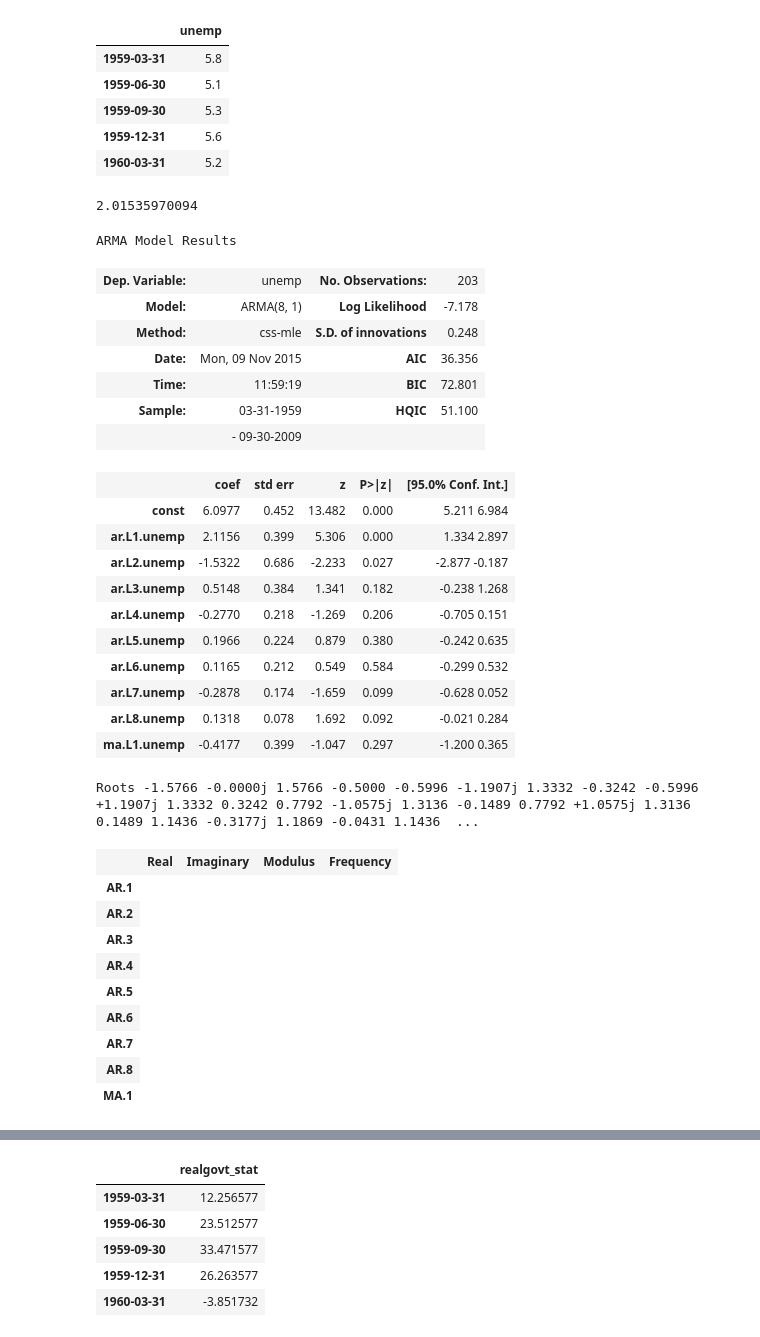
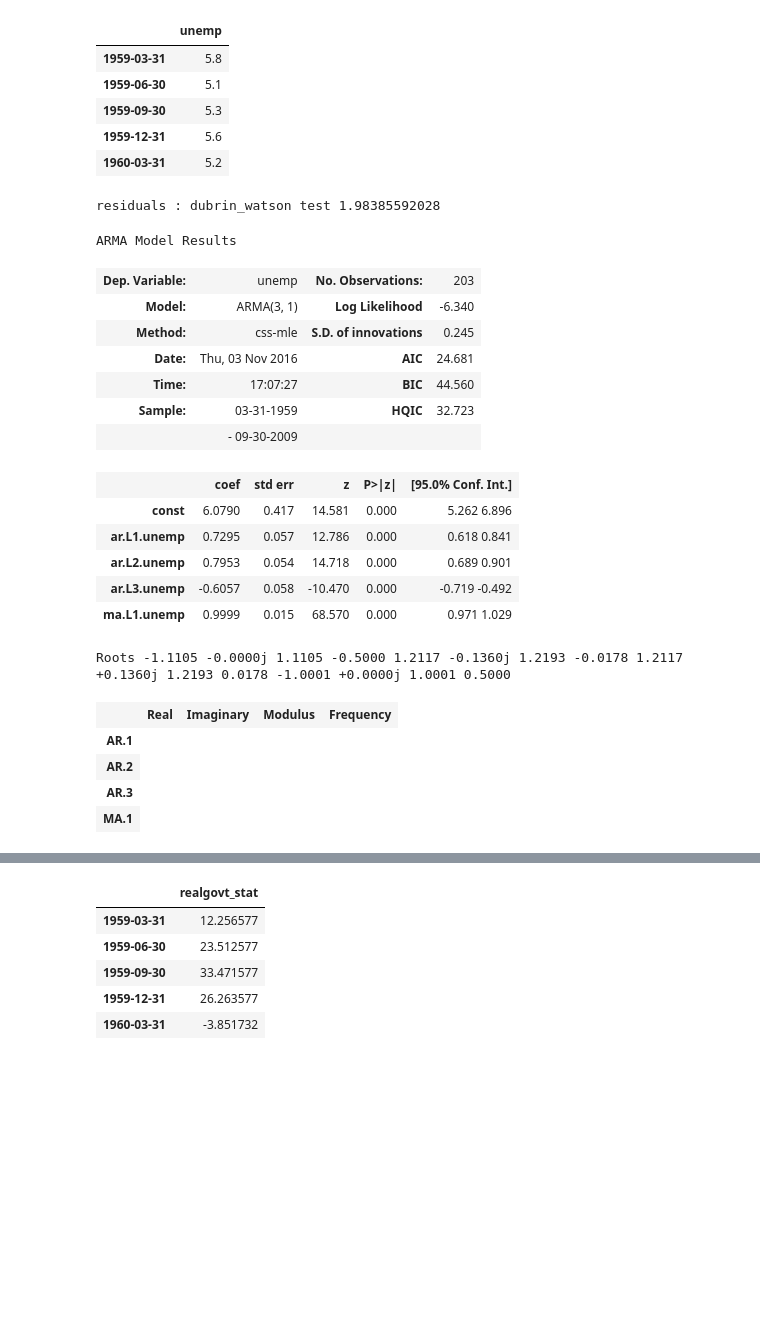
Before and after one commit to fedhere/UInotebooks, a Jupyter notebook: timeseries/ARMA_microdata.ipynb, the cells around one changed output, grey strips where cells are left out. Drawn from its saved outputs; the diff is of its cells as text; code cells hidden in the pictures; blank space fills up the shorter version.

```diff
--- a/timeseries/ARMA_microdata.ipynb
+++ b/timeseries/ARMA_microdata.ipynb
@@ -122,40 +137,31 @@ datadiff.head()
 | 1959-12-31 | 5.6 |
 | 1960-03-31 | 5.2 |
 # %%
-arma_mod30 = sm.tsa.ARMA(datadiff, (8,1)).fit()
-print (sm.stats.durbin_watson(arma_mod30.resid.values))
+arma_mod30 = sm.tsa.ARMA(datadiff, (3,1)).fit()
+print ("residuals : dubrin_watson test",
+       sm.stats.durbin_watson(arma_mod30.resid.values))
 arma_mod30.summary()
 # %% [output]
-2.01535970094
+residuals : dubrin_watson test 1.98385592028
 ARMA Model Results
 | Dep. Variable: | unemp | No. Observations: | 203 |
-| Model: | ARMA(8, 1) | Log Likelihood | -7.178 |
-| Method: | css-mle | S.D. of innovations | 0.248 |
-| Date: | Mon, 09 Nov 2015 | AIC | 36.356 |
-| Time: | 11:59:19 | BIC | 72.801 |
-| Sample: | 03-31-1959 | HQIC | 51.100 |
+| Model: | ARMA(3, 1) | Log Likelihood | -6.340 |
+| Method: | css-mle | S.D. of innovations | 0.245 |
+| Date: | Thu, 03 Nov 2016 | AIC | 24.681 |
+| Time: | 17:07:27 | BIC | 44.560 |
+| Sample: | 03-31-1959 | HQIC | 32.723 |
 |  | - 09-30-2009 |  |  |
 |  | coef | std err | z | P>|z| | [95.0% Conf. Int.] |
-| const | 6.0977 | 0.452 | 13.482 | 0.000 | 5.211 6.984 |
-| ar.L1.unemp | 2.1156 | 0.399 | 5.306 | 0.000 | 1.334 2.897 |
-| ar.L2.unemp | -1.5322 | 0.686 | -2.233 | 0.027 | -2.877 -0.187 |
-| ar.L3.unemp | 0.5148 | 0.384 | 1.341 | 0.182 | -0.238 1.268 |
-| ar.L4.unemp | -0.2770 | 0.218 | -1.269 | 0.206 | -0.705 0.151 |
-| ar.L5.unemp | 0.1966 | 0.224 | 0.879 | 0.380 | -0.242 0.635 |
-| ar.L6.unemp | 0.1165 | 0.212 | 0.549 | 0.584 | -0.299 0.532 |
-| ar.L7.unemp | -0.2878 | 0.174 | -1.659 | 0.099 | -0.628 0.052 |
-| ar.L8.unemp | 0.1318 | 0.078 | 1.692 | 0.092 | -0.021 0.284 |
-| ma.L1.unemp | -0.4177 | 0.399 | -1.047 | 0.297 | -1.200 0.365 |
+| const | 6.0790 | 0.417 | 14.581 | 0.000 | 5.262 6.896 |
+| ar.L1.unemp | 0.7295 | 0.057 | 12.786 | 0.000 | 0.618 0.841 |
+| ar.L2.unemp | 0.7953 | 0.054 | 14.718 | 0.000 | 0.689 0.901 |
+| ar.L3.unemp | -0.6057 | 0.058 | -10.470 | 0.000 | -0.719 -0.492 |
+| ma.L1.unemp | 0.9999 | 0.015 | 68.570 | 0.000 | 0.971 1.029 |
-Roots -1.5766 -0.0000j 1.5766 -0.5000 -0.5996 -1.1907j 1.3332 -0.3242 -0.5996 +1.1907j 1.3332 0.3242 0.7792 -1.0575j 1.3136 -0.1489 0.7792 +1.0575j 1.3136 0.1489 1.1436 -0.3177j 1.1869 -0.0431 1.1436  ...
+Roots -1.1105 -0.0000j 1.1105 -0.5000 1.2117 -0.1360j 1.2193 -0.0178 1.2117 +0.1360j 1.2193 0.0178 -1.0001 +0.0000j 1.0001 0.5000
 |  | Real | Imaginary | Modulus | Frequency |
 | AR.1 |
 | AR.2 |
 | AR.3 |
-| AR.4 |
-| AR.5 |
-| AR.6 |
-| AR.7 |
-| AR.8 |
 | MA.1 |
 # %%
 ax = datadiff.plot(figsize=(12,8));
```
Also changed, not shown: parts of 15 cells of this notebook, 1 other file.
